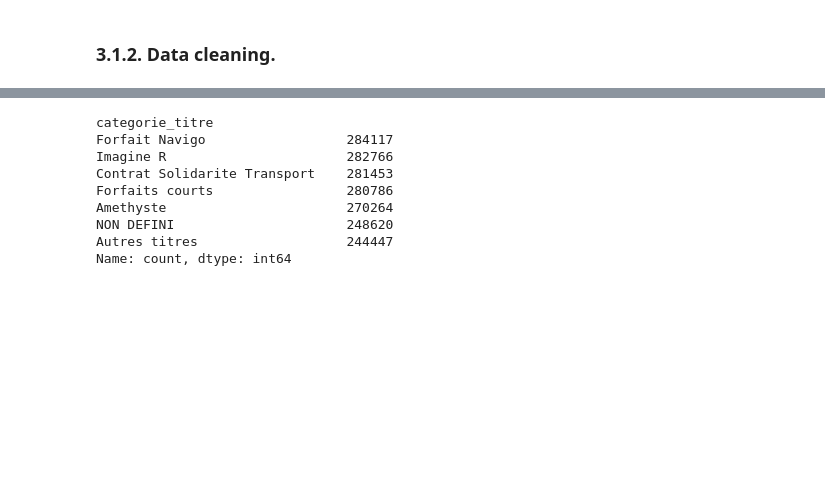
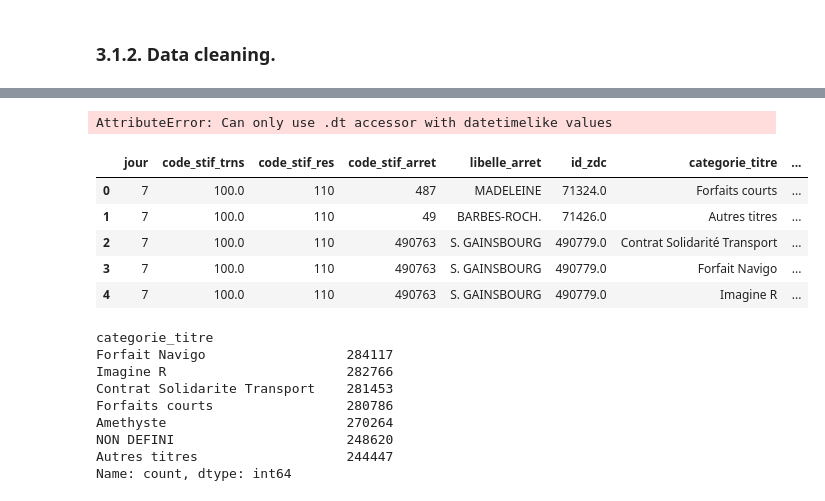
Before and after one commit to m1111111ke/idfm, a Jupyter notebook: notebooks/1_idfm.ipynb, the cells around one changed output, grey strips where cells are left out. Saved outputs shown, nothing was run; the diff lists cells and outputs as text; code cells hidden in the pictures; blank space fills up the shorter version.

```diff
--- a/notebooks/1_idfm.ipynb
+++ b/notebooks/1_idfm.ipynb
@@ -285,5 +285,5 @@ NON DEFINI désigne une anomalie chez idfm. Ne pas grouper avec "Autres titres".
 # %% [markdown]
 ### 3.1.2. Data cleaning.
 # %%
-# Formater colonne "jours".
-#validations_df["jour"] = pd.to_datetime()
+# Formater colonne "jour".
+validations_df["jour"] = pd.to_datetime(validations_df["jour"])
@@ -290,3 +310,32 @@ NON DEFINI désigne une anomalie chez idfm. Ne pas grouper avec "Autres titres".
+# %%
+# Ajout colonnes année.
+validations_df["annee"] = validations_df["jour"].dt.year
+
+# Ajout colonnes mois.
+validations_df["mois"] = validations_df["jour"].dt.month
+
+# Ajout colonnes jour.
+validations_df["jour"] = validations_df["jour"].dt.day
+
+# Ajout colonnes jour de la semaine.
+validations_df["jour_sem_num"] = validations_df["jour"].dt.day
+
+# Ajout colonnes nom du jour.
+validations_df["jour_nom"] = validations_df["jour"].dt.day_name()
+
+# Ajout colonne nom du mois.
+validations_df["mois_nom"] = validations_df["jour"].dt.month_name()
+# %% [output]
+AttributeError: Can only use .dt accessor with datetimelike values
+# %%
+validations_df.head()
+# %% [output]
+|  | jour | code_stif_trns | code_stif_res | code_stif_arret | libelle_arret | id_zdc | categorie_titre | ... |
+| 0 | 7 | 100.0 | 110 | 487 | MADELEINE | 71324.0 | Forfaits courts | ... |
+| 1 | 7 | 100.0 | 110 | 49 | BARBES-ROCH. | 71426.0 | Autres titres | ... |
+| 2 | 7 | 100.0 | 110 | 490763 | S. GAINSBOURG | 490779.0 | Contrat Solidarité Transport | ... |
+| 3 | 7 | 100.0 | 110 | 490763 | S. GAINSBOURG | 490779.0 | Forfait Navigo | ... |
+| 4 | 7 | 100.0 | 110 | 490763 | S. GAINSBOURG | 490779.0 | Imagine R | ... |
 # %%
 # Correction "categorie_titre": renommer "Contrat Solidarité Transport" par "Contrat Solidarite Transport"
 validations_df["categorie_titre"] = validations_df["categorie_titre"].replace("Contrat Solidarité Transport", "Contrat Solidarite Transport")
```
Also changed, not shown: parts of 1 cell of this notebook.
